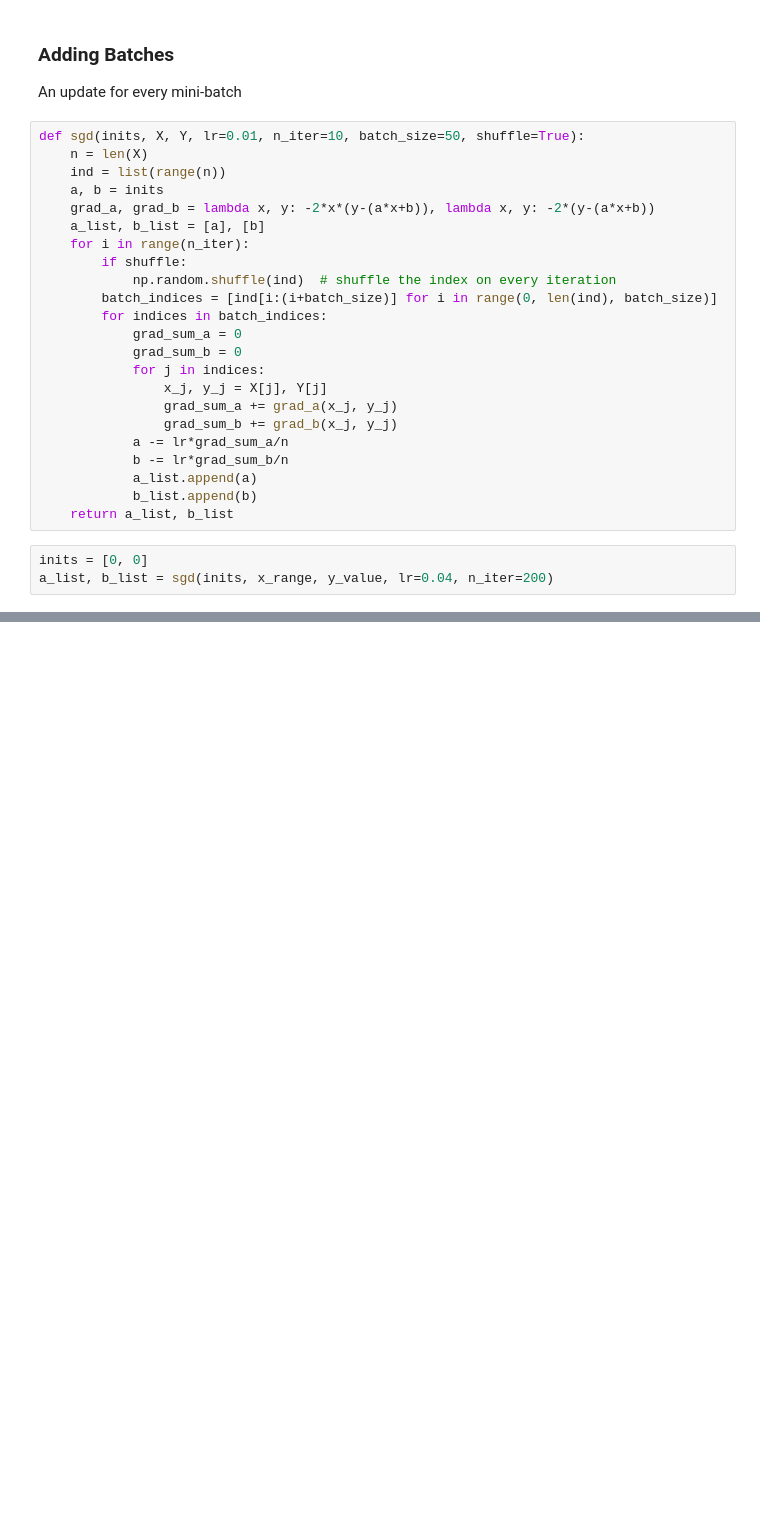
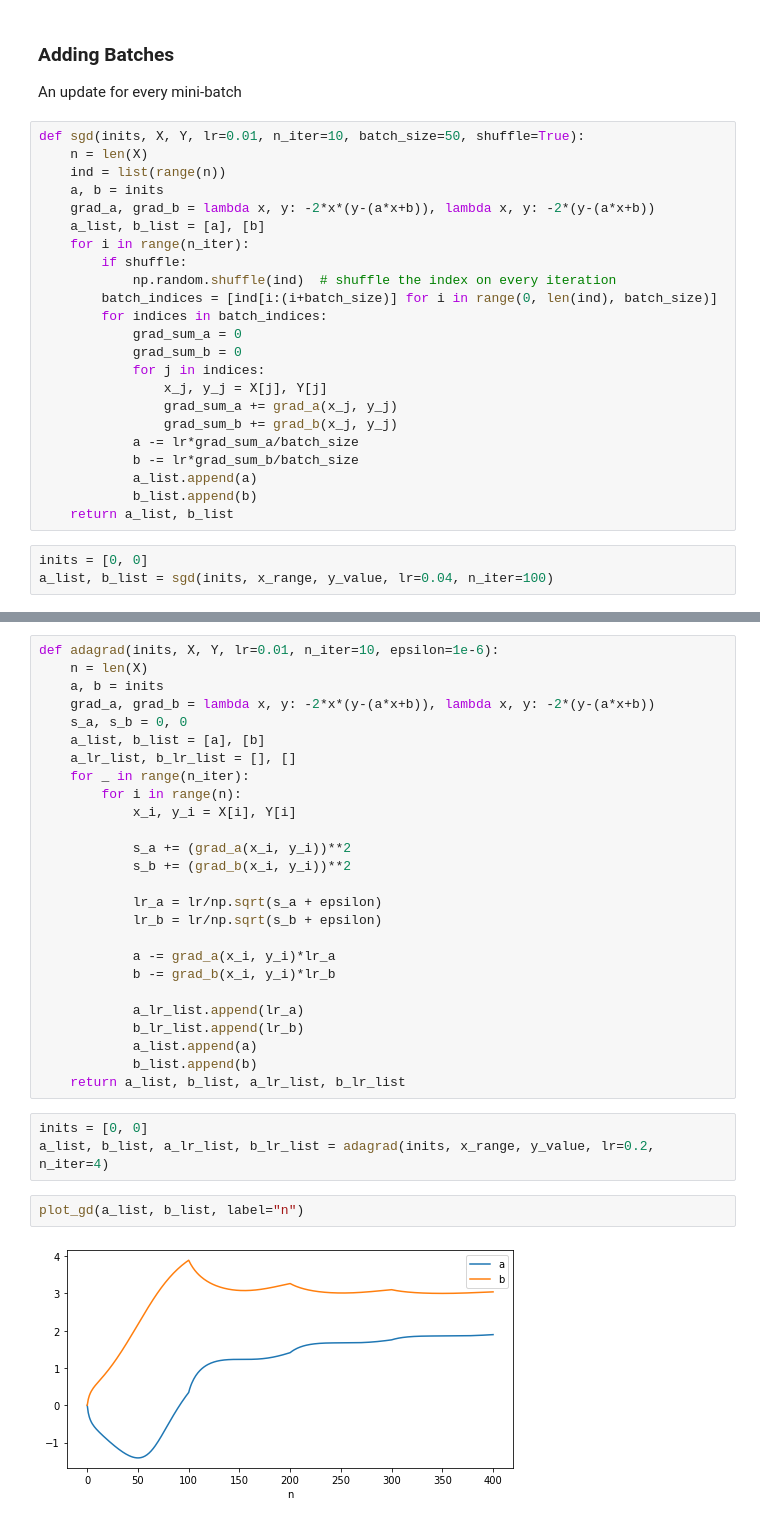
Before and after one commit to MJeremy2017/machine-learning-models, a Jupyter notebook: Optimisation/gradient-descent.ipynb, the cells around one changed output, grey strips where cells are left out. Cells and saved outputs as stored; diff of their text form; blank space fills up the shorter version.

Commit message:
add adagrad

```diff
--- a/Optimisation/gradient-descent.ipynb
+++ b/Optimisation/gradient-descent.ipynb
@@ -166,14 +166,14 @@ def sgd(inits, X, Y, lr=0.01, n_iter=10, batch_size=50, shuffle=True):
                 x_j, y_j = X[j], Y[j]
                 grad_sum_a += grad_a(x_j, y_j)
                 grad_sum_b += grad_b(x_j, y_j)
-            a -= lr*grad_sum_a/n
-            b -= lr*grad_sum_b/n
+            a -= lr*grad_sum_a/batch_size
+            b -= lr*grad_sum_b/batch_size
             a_list.append(a)
             b_list.append(b)
     return a_list, b_list
 # %%
 inits = [0, 0]
-a_list, b_list = sgd(inits, x_range, y_value, lr=0.04, n_iter=200)
+a_list, b_list = sgd(inits, x_range, y_value, lr=0.04, n_iter=100)
 # %%
 plot_gd(a_list, b_list, "mini-batch")
 # %% [output]
@@ -188,2 +194,35 @@ $$ f(x) = 0.1x_{1}^2 + 2x_{2}^2 $$
 $$ s_{t} = s_{t-1} + grad_{t}^2$$
 $$ w_{t} = w_{t-1} - grad_{t}\frac{lr}{\sqrt{s_{t} + \epsilon}}$$
+# %%
+def adagrad(inits, X, Y, lr=0.01, n_iter=10, epsilon=1e-6):
+    n = len(X)
+    a, b = inits
+    grad_a, grad_b = lambda x, y: -2*x*(y-(a*x+b)), lambda x, y: -2*(y-(a*x+b))
+    s_a, s_b = 0, 0
+    a_list, b_list = [a], [b]
+    a_lr_list, b_lr_list = [], []
+    for _ in range(n_iter):
+        for i in range(n):
+            x_i, y_i = X[i], Y[i]
+
+            s_a += (grad_a(x_i, y_i))**2
+            s_b += (grad_b(x_i, y_i))**2
+
+            lr_a = lr/np.sqrt(s_a + epsilon)
+            lr_b = lr/np.sqrt(s_b + epsilon)
+
+            a -= grad_a(x_i, y_i)*lr_a
+            b -= grad_b(x_i, y_i)*lr_b
+
+            a_lr_list.append(lr_a)
+            b_lr_list.append(lr_b)
+            a_list.append(a)
+            b_list.append(b)
+    return a_list, b_list, a_lr_list, b_lr_list
+# %%
+inits = [0, 0]
+a_list, b_list, a_lr_list, b_lr_list = adagrad(inits, x_range, y_value, lr=0.2, n_iter=4)
+# %%
+plot_gd(a_list, b_list, label="n")
+# %% [output]
+[figure, added]
```
Also changed, not shown: parts of 7 cells of this notebook.
